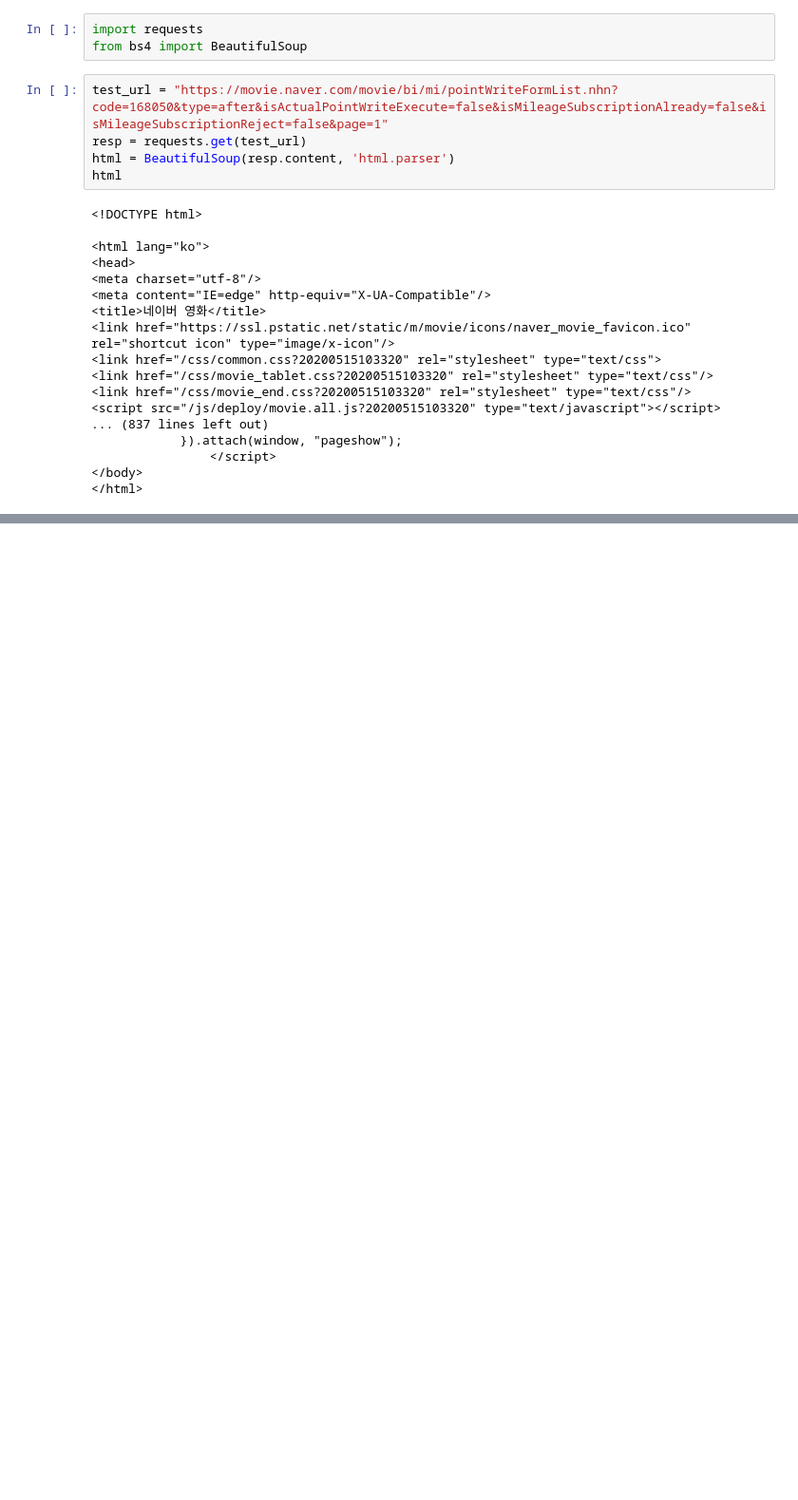
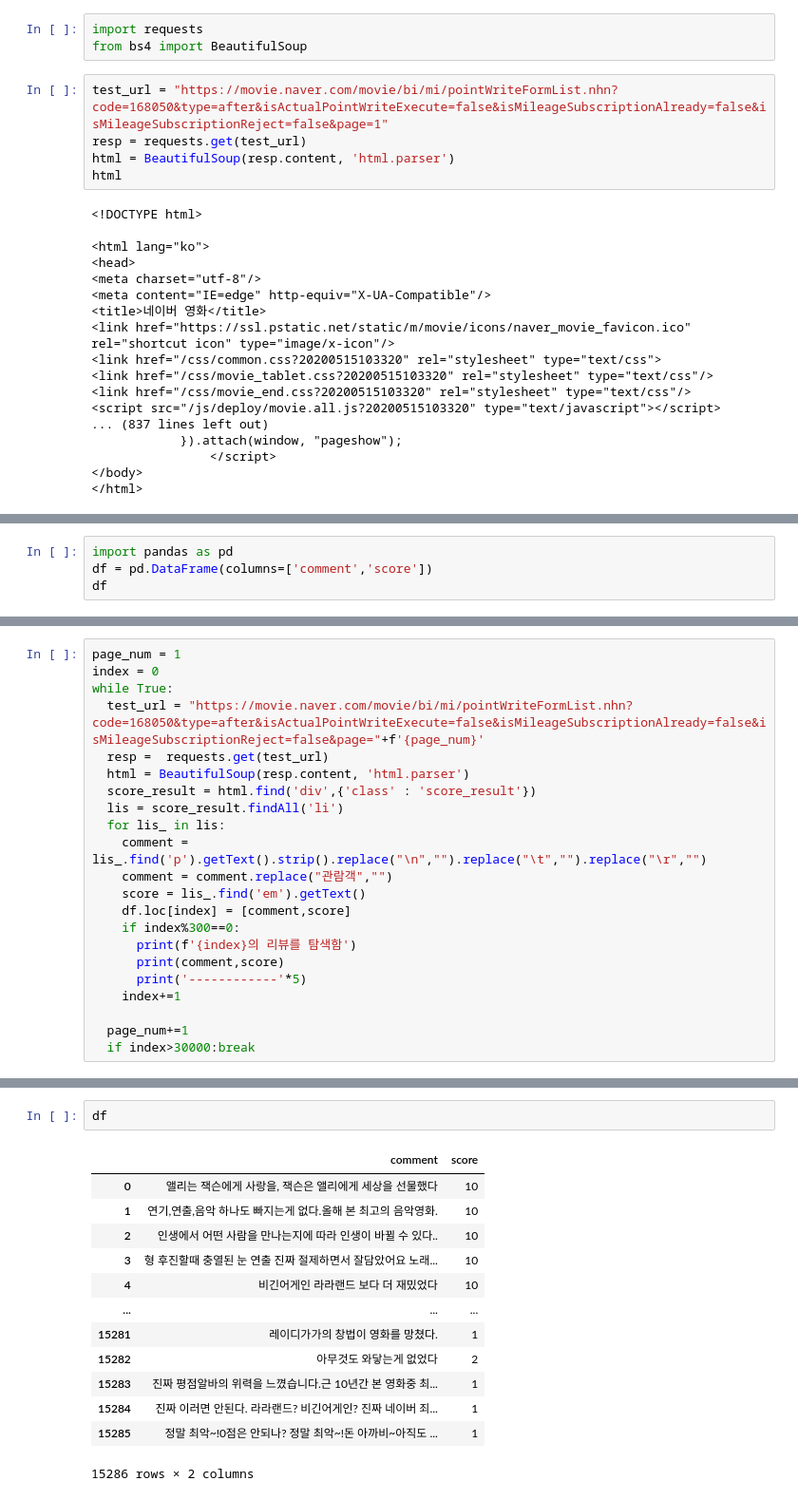
Before and after one commit to cij1012/pytrorch, a Jupyter notebook: 자연어처리_mydata.ipynb, the cells around one changed output, grey strips where cells are left out. Shown: that part at 95% size. Drawn from its saved outputs; the diff is of its cells as text; blank space fills up the shorter version.

```diff
--- a/자연어처리_mydata.ipynb
+++ b/자연어처리_mydata.ipynb
@@ -100,0 +51,4 @@ for i in range(1, 734):
+# %%
+import pandas as pd
+df = pd.DataFrame(columns=['comment','score'])
+df
@@ -100,0 +57,22 @@ for i in range(1, 734):
+# %%
+page_num = 1
+index = 0
+while True:
+  test_url = "https://movie.naver.com/movie/bi/mi/pointWriteFormList.nhn?code=168050&type=after&isActualPointWriteExecute=false&isMileageSubscriptionAlready=false&isMileageSubscriptionReject=false&page="+f'{page_num}'
+  resp =  requests.get(test_url)
+  html = BeautifulSoup(resp.content, 'html.parser')
+  score_result = html.find('div',{'class' : 'score_result'})
+  lis = score_result.findAll('li')
+  for lis_ in lis:
+    comment = lis_.find('p').getText().strip().replace("\n","").replace("\t","").replace("\r","")
+    comment = comment.replace("관람객","")
+    score = lis_.find('em').getText()
+    df.loc[index] = [comment,score]
+    if index%300==0:
+      print(f'{index}의 리뷰를 탐색함')
+      print(comment,score)
+      print('------------'*5)
+    index+=1
+
+  page_num+=1
+  if index>30000:break
@@ -100,0 +97,16 @@ for i in range(1, 734):
+# %%
+df
+# %% [output]
+|  | comment | score |
+| 0 | 앨리는 잭슨에게 사랑을, 잭슨은 앨리에게 세상을 선물했다 | 10 |
+| 1 | 연기,연출,음악 하나도 빠지는게 없다.올해 본 최고의 음악영화. | 10 |
+| 2 | 인생에서 어떤 사람을 만나는지에 따라 인생이 바뀔 수 있다.. | 10 |
+| 3 | 형 후진할때 충열된 눈 연출 진짜 절제하면서 잘담았어요 노래... | 10 |
+| 4 | 비긴어게인 라라랜드 보다 더 재밌었다 | 10 |
+| ... | ... | ... |
+| 15281 | 레이디가가의 창법이 영화를 망쳤다. | 1 |
+| 15282 | 아무것도 와닿는게 없었다 | 2 |
+| 15283 | 진짜 평점알바의 위력을 느꼈습니다.근 10년간 본 영화중 최... | 1 |
+| 15284 | 진짜 이러면 안된다. 라라랜드? 비긴어게인? 진짜 네이버 죄... | 1 |
+| 15285 | 정말 최악~!0점은 안되나? 정말 최악~!돈 아까비~아직도 ... | 1 |
+15286 rows × 2 columns
```
Also changed, not shown: parts of 40 cells of this notebook.
